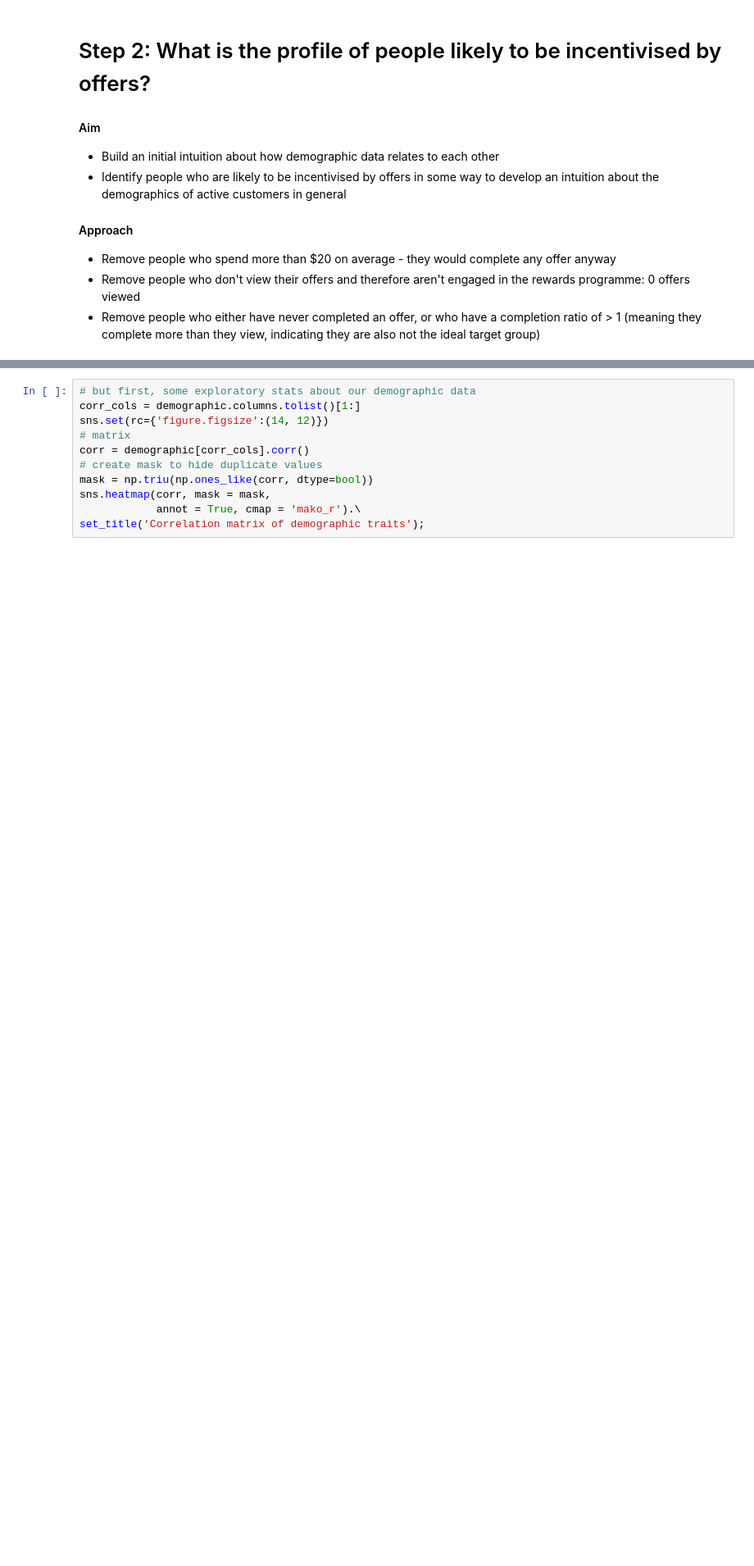
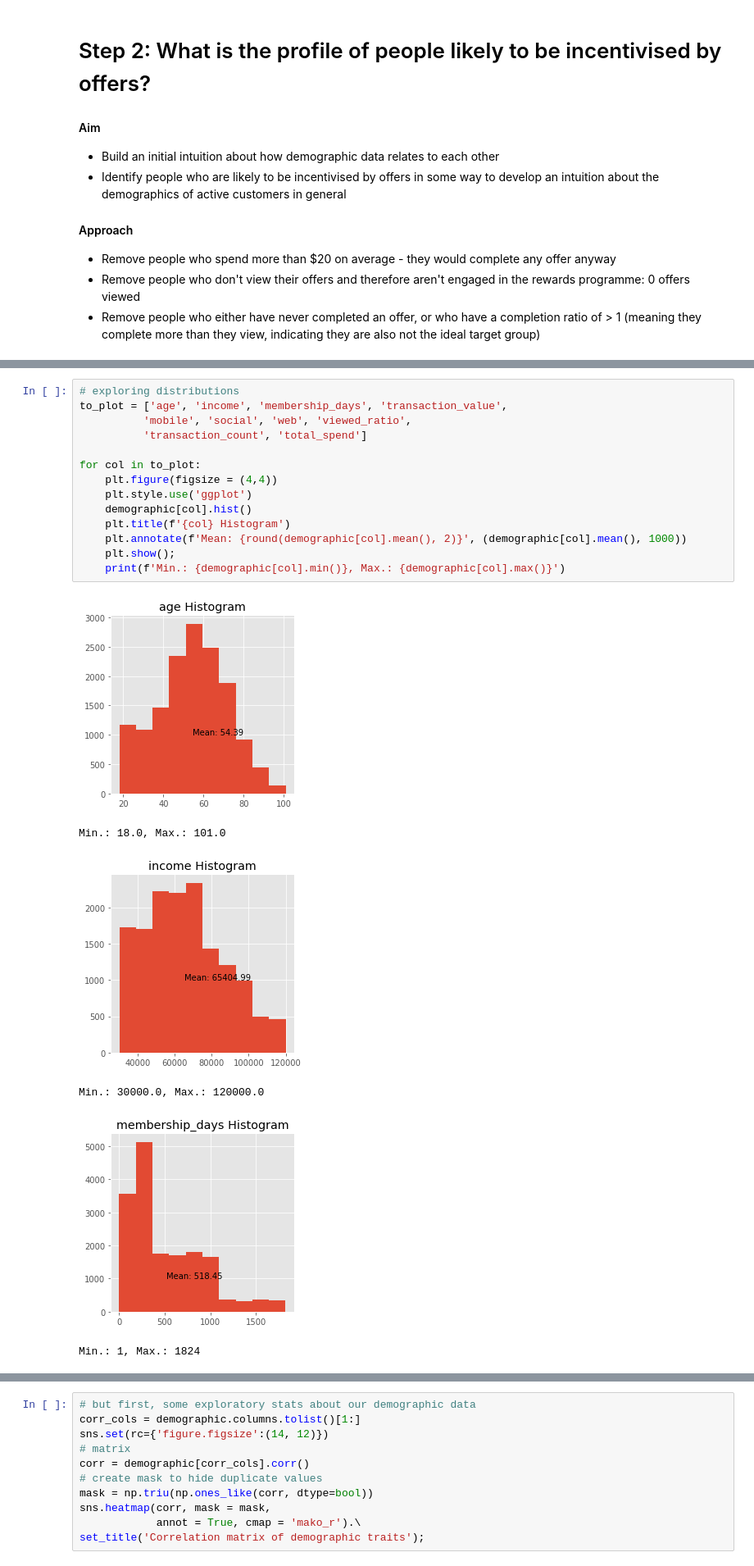
Before and after one commit to vestbroyek/starbucks_capstone, a Jupyter notebook: Starbucks_Capstone.ipynb, the cells around one changed output, grey strips where cells are left out. Shown: that part at 82% size. Cells and saved outputs as stored; diff of their text form; blank space fills up the shorter version.

```diff
--- a/Starbucks_Capstone.ipynb
+++ b/Starbucks_Capstone.ipynb
@@ -214,0 +238,21 @@ Offers dataframe shape: (167581, 11)
+# %%
+# exploring distributions
+to_plot = ['age', 'income', 'membership_days', 'transaction_value',
+          'mobile', 'social', 'web', 'viewed_ratio',
+          'transaction_count', 'total_spend']
+
+for col in to_plot:
+    plt.figure(figsize = (4,4))
+    plt.style.use('ggplot')
+    demographic[col].hist()
+    plt.title(f'{col} Histogram')
+    plt.annotate(f'Mean: {round(demographic[col].mean(), 2)}', (demographic[col].mean(), 1000))
+    plt.show();
+    print(f'Min.: {demographic[col].min()}, Max.: {demographic[col].max()}')
+# %% [output]
+[figure, added]
+Min.: 18.0, Max.: 101.0
+[figure, added]
+Min.: 30000.0, Max.: 120000.0
+[figure, added]
+Min.: 1, Max.: 1824
```
Also changed, not shown: parts of 21 cells of this notebook.
